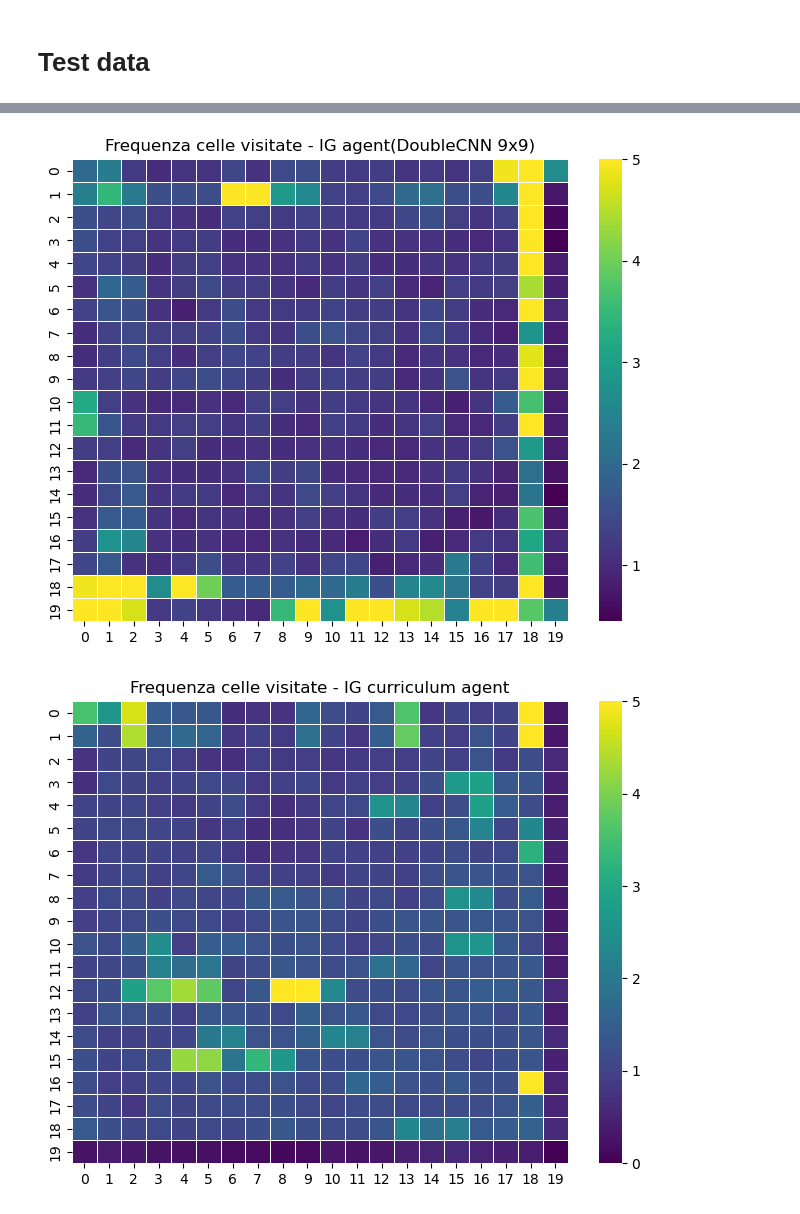
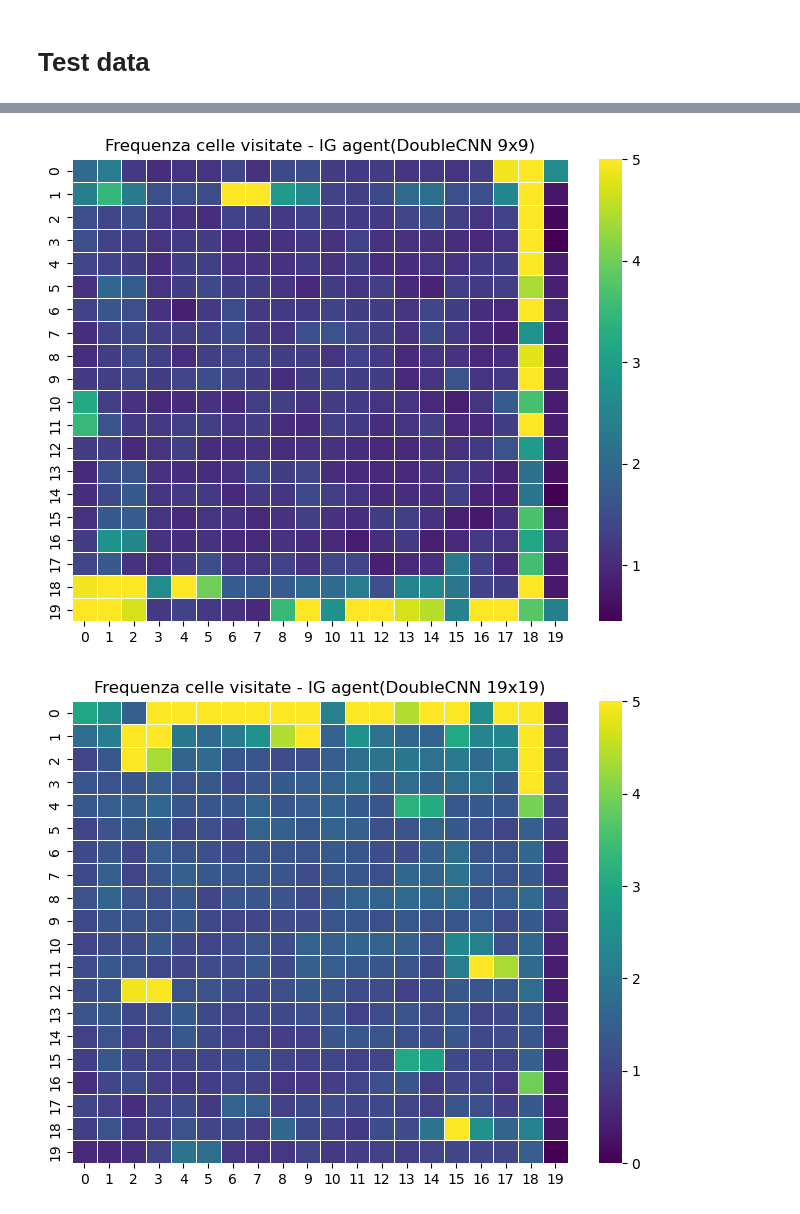
Before and after one commit to Emamasi-uni/explorationRL, a Jupyter notebook: results.ipynb, the cells around one changed output, grey strips where cells are left out. Saved outputs shown, nothing was run; the diff lists cells and outputs as text; code cells hidden in the pictures.

Commit message:
add results expov=8

```diff
--- a/results.ipynb
+++ b/results.ipynb
@@ -141,6 +146,7 @@ test_data_random = read_dict(file_path=f"./data/policy1_random/test_data_random_
 test_data_ig_reward = read_dict(file_path=f"./data/policy2_ig_reward/test_data_ig_reward_cnn_new_env_20x20_with_pov.json")
 test_data_ig_reward_doubleCNN_expov1 = read_dict(file_path=f"./data/policy2_ig_reward/test_data_ig_reward_env_20x20_doubleCNN_expov1.json")
 test_data_ig_reward_doubleCNN_expov3 = read_dict(file_path=f"./data/policy2_ig_reward/test_data_ig_reward_env_20x20_doubleCNN_expov3.json")
+test_data_ig_reward_doubleCNN_expov8 = read_dict(file_path=f"./data/policy2_ig_reward/test_data_ig_reward_env_20x20_doubleCNN_expov8.json")
 test_data_ig_reward_curriculum = read_dict(file_path=f"./data/policy2_ig_reward_curriculum/test_data_ig_reward_curriculum_cnn.json")
 test_data_random_agent = read_dict(file_path=f"./data/random_agent/test_data_random_agent_ig_new_env_20x20.json")
 test_data_no_train = read_dict(file_path=f"data/no_train/test_data_no_train_ig_new_env_20x20.json")
@@ -433,6 +459,11 @@ for position_run in test_data_ig_reward_doubleCNN_expov3['total_position_per_run
     cell_visit_counts = Counter(tuple(pos) for pos in position_run)
     cells_visited_ig_double_expov3.append(dict(cell_visit_counts))
 
+cells_visited_ig_double_expov8 = []
+for position_run in test_data_ig_reward_doubleCNN_expov8['total_position_per_run']:
+    cell_visit_counts = Counter(tuple(pos) for pos in position_run)
+    cells_visited_ig_double_expov8.append(dict(cell_visit_counts))
+
 cells_visited_ig_curriculum = []
 for position_run in test_data_ig_reward_curriculum['total_position_per_run']:
     cell_visit_counts = Counter(tuple(pos) for pos in position_run)
@@ -472,21 +503,22 @@ def plot_visit_heatmap(grid_size, cells_visited, title, vmax=None):
 # %%
 plot_visit_heatmap(grid_size=20, cells_visited=cells_visited_no_train, title="Frequenza celle visitate - No train agent", vmax=5)
 
 plot_visit_heatmap(grid_size=20, cells_visited=cells_visited_random, title="Frequenza celle visitate - Random agent", vmax=5)
 
 plot_visit_heatmap(grid_size=20, cells_visited=cells_visited_ig, title="Frequenza celle visitate - IG agent(E+B+POV)", vmax=5)
 plot_visit_heatmap(grid_size=20, cells_visited=cells_visited_ig_double_expov1, title="Frequenza celle visitate - IG agent(DoubleCNN 5x5)", vmax=5)
 plot_visit_heatmap(grid_size=20, cells_visited=cells_visited_ig_double_expov3, title="Frequenza celle visitate - IG agent(DoubleCNN 9x9)", vmax=5)
+plot_visit_heatmap(grid_size=20, cells_visited=cells_visited_ig_double_expov8, title="Frequenza celle visitate - IG agent(DoubleCNN 19x19)", vmax=5)
 
 plot_visit_heatmap(grid_size=20, cells_visited=cells_visited_ig_curriculum, title="Frequenza celle visitate - IG curriculum agent", vmax=5)
 
 plot_visit_heatmap(grid_size=20, cells_visited=cells_visited_entropy, title="Frequenza celle visitate - Entropy agent", vmax=5)
 
 plot_visit_heatmap(grid_size=20, cells_visited=cells_visited_loss, title="Frequenza celle visitate - Loss agent", vmax=5)
 # %% [output]
 [figure]
 [figure]
 [figure]
 [figure]
 [figure]
-[figure, old version]
+[figure, new version]
```
Also changed, not shown: parts of 11 cells of this notebook, 6 other files.
